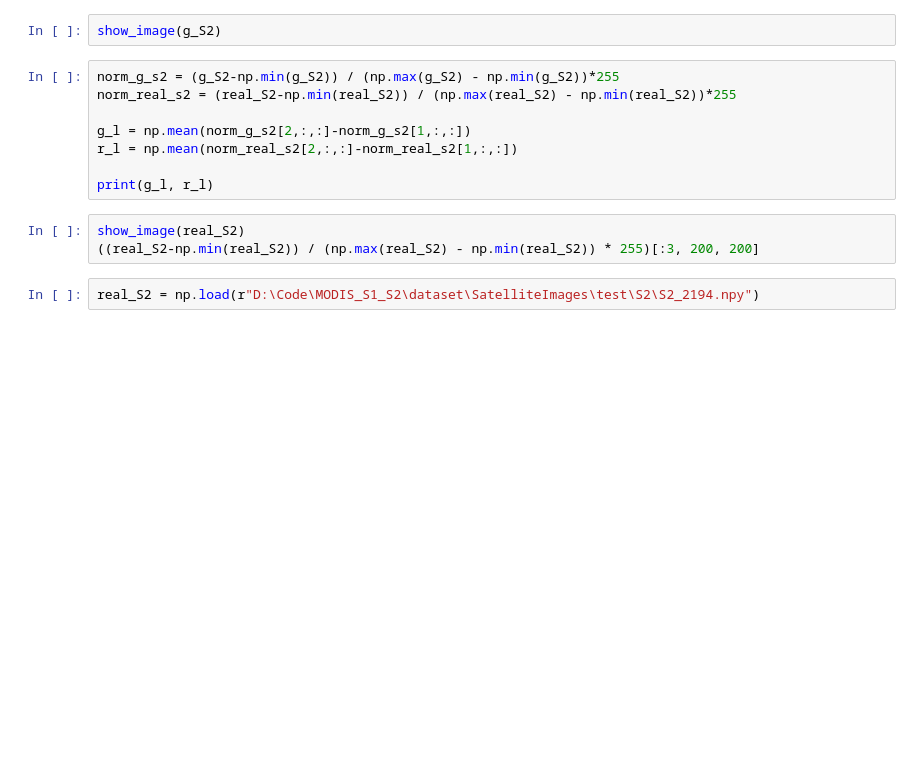
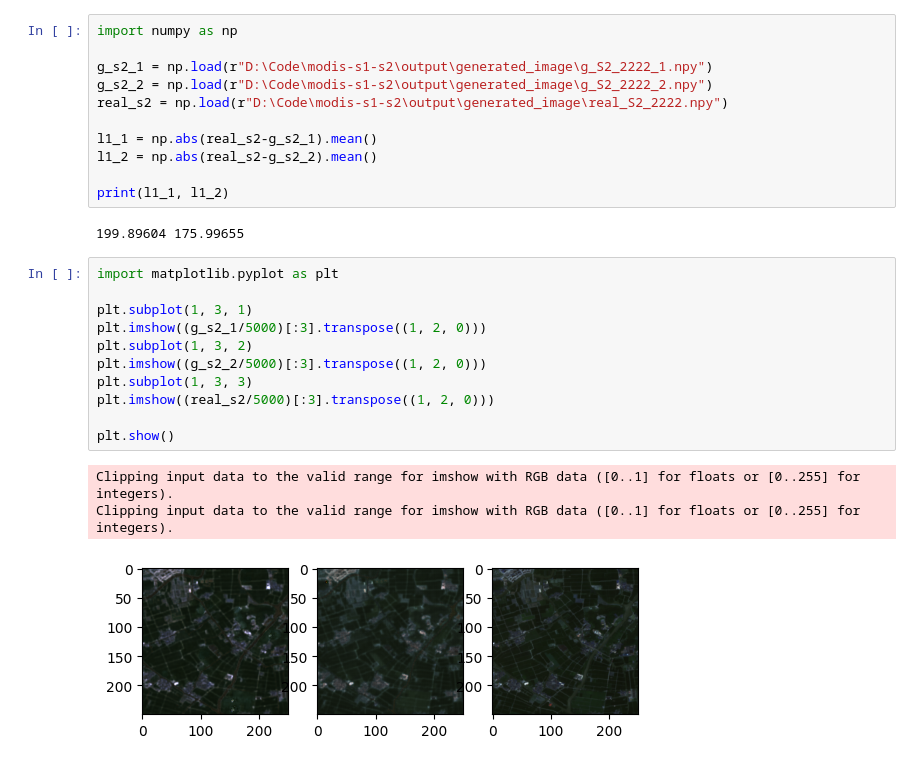
Before and after one commit to gh-zhw/modis-s1-s2, a Jupyter notebook: ipynb/test_model.ipynb, the cells around one changed output. Cells and saved outputs as stored; diff of their text form; blank space fills up the shorter version.

```diff
--- a/ipynb/test_model.ipynb
+++ b/ipynb/test_model.ipynb
@@ -143,15 +113,28 @@ def show_image(image):
-# %%
-show_image(g_S2)
-# %%
-norm_g_s2 = (g_S2-np.min(g_S2)) / (np.max(g_S2) - np.min(g_S2))*255
-norm_real_s2 = (real_S2-np.min(real_S2)) / (np.max(real_S2) - np.min(real_S2))*255
-
-g_l = np.mean(norm_g_s2[2,:,:]-norm_g_s2[1,:,:])
-r_l = np.mean(norm_real_s2[2,:,:]-norm_real_s2[1,:,:])
-
-print(g_l, r_l)
-# %%
-show_image(real_S2)
-((real_S2-np.min(real_S2)) / (np.max(real_S2) - np.min(real_S2)) * 255)[:3, 200, 200]
-# %%
-real_S2 = np.load(r"D:\Code\MODIS_S1_S2\dataset\SatelliteImages\test\S2\S2_2194.npy")
+# %%
+import numpy as np
+
+g_s2_1 = np.load(r"D:\Code\modis-s1-s2\output\generated_image\g_S2_2222_1.npy")
+g_s2_2 = np.load(r"D:\Code\modis-s1-s2\output\generated_image\g_S2_2222_2.npy")
+real_s2 = np.load(r"D:\Code\modis-s1-s2\output\generated_image\real_S2_2222.npy")
+
+l1_1 = np.abs(real_s2-g_s2_1).mean()
+l1_2 = np.abs(real_s2-g_s2_2).mean()
+
+print(l1_1, l1_2)
+# %% [output]
+199.89604 175.99655
+# %%
+import matplotlib.pyplot as plt
+
+plt.subplot(1, 3, 1)
+plt.imshow((g_s2_1/5000)[:3].transpose((1, 2, 0)))
+plt.subplot(1, 3, 2)
+plt.imshow((g_s2_2/5000)[:3].transpose((1, 2, 0)))
+plt.subplot(1, 3, 3)
+plt.imshow((real_s2/5000)[:3].transpose((1, 2, 0)))
+
+plt.show()
+# %% [output]
+Clipping input data to the valid range for imshow with RGB data ([0..1] for floats or [0..255] for integers).
+Clipping input data to the valid range for imshow with RGB data ([0..1] for floats or [0..255] for integers).
+[figure, added]
```
Also changed, not shown: parts of 5 cells of this notebook, 11 other files.
